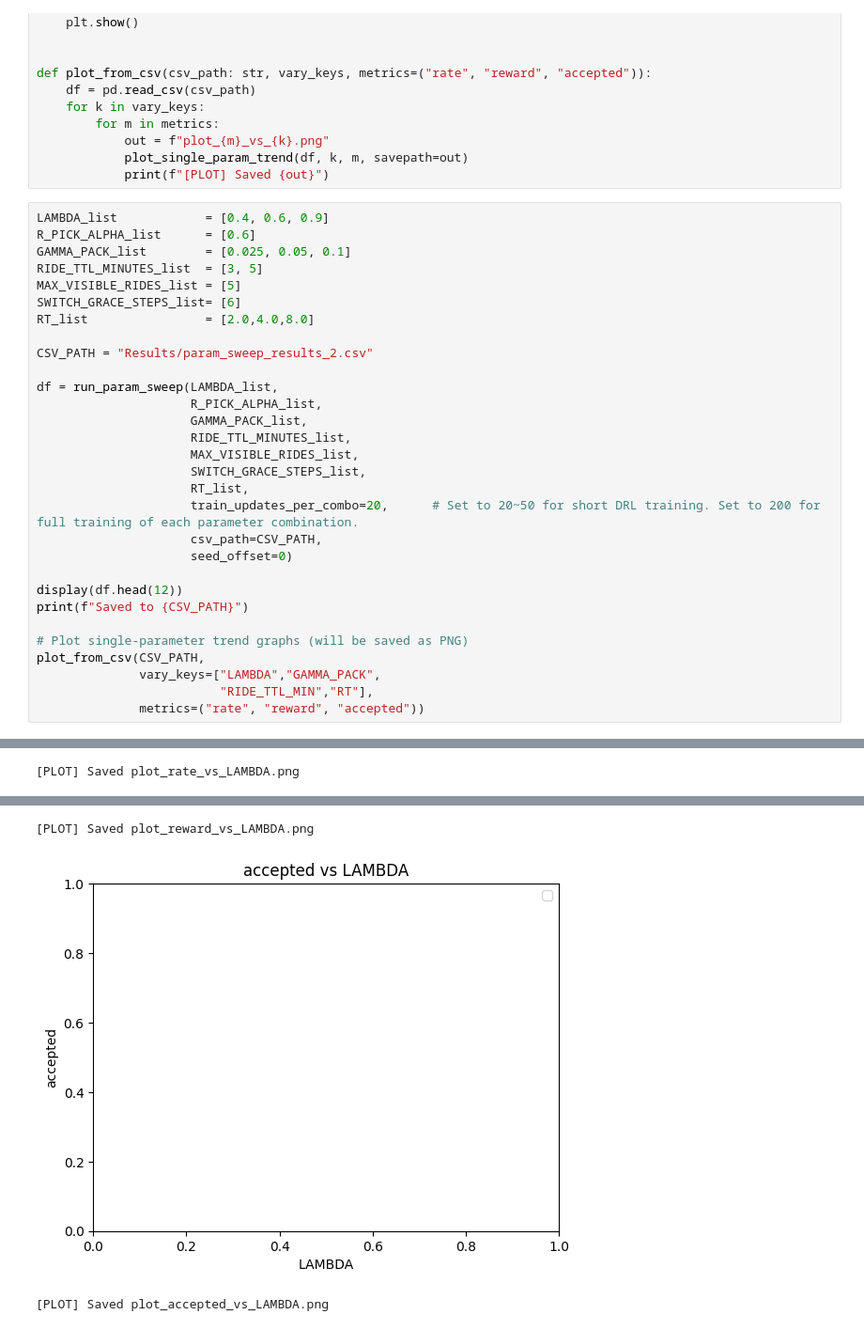
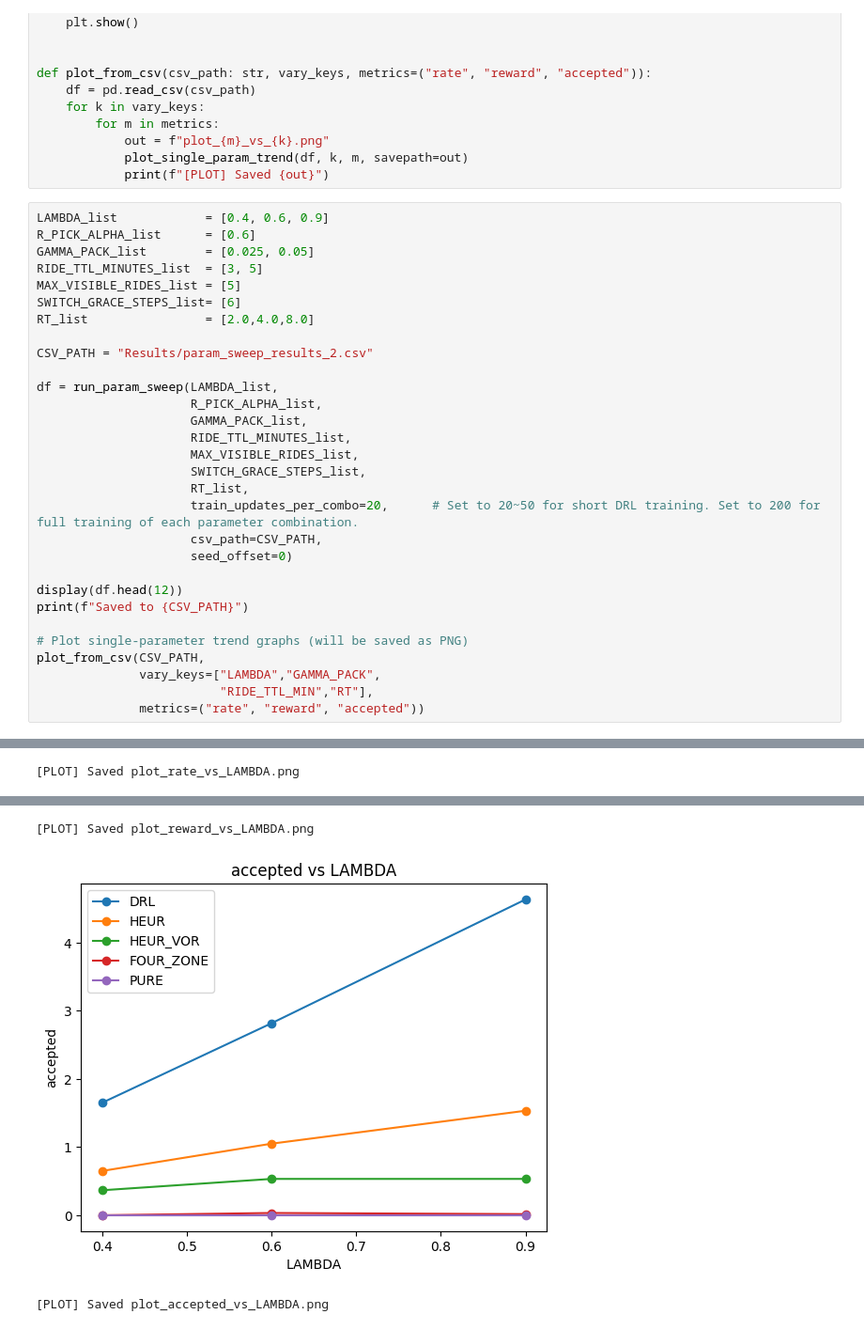
Before and after one commit to Alfredkkk/Last-mile-Logistics, a Jupyter notebook: test_ppo.ipynb, the cells around one changed output, grey strips where cells are left out. Shown at 94% size. Cells and saved outputs as stored; diff of their text form.

Commit message:
testing when gamma=0.025 and 0.05

```diff
--- a/test_ppo.ipynb
+++ b/test_ppo.ipynb
@@ -1428,7 +1428,7 @@ def plot_from_csv(csv_path: str, vary_keys, metrics=("rate", "reward", "accepted
 # %%
 LAMBDA_list            = [0.4, 0.6, 0.9]
 R_PICK_ALPHA_list      = [0.6]
-GAMMA_PACK_list        = [0.025, 0.05, 0.1]
+GAMMA_PACK_list        = [0.025, 0.05]
 RIDE_TTL_MINUTES_list  = [3, 5]
 MAX_VISIBLE_RIDES_list = [5]
 SWITCH_GRACE_STEPS_list= [6]
@@ -1493,3 +1493,3 @@ Saved to Results/param_sweep_results_2.csv
 [PLOT] Saved plot_reward_vs_LAMBDA.png
-[figure, old version]
+[figure, new version]
 [PLOT] Saved plot_accepted_vs_LAMBDA.png
```
Also changed, not shown: parts of 3 cells of this notebook, 13 other files.
